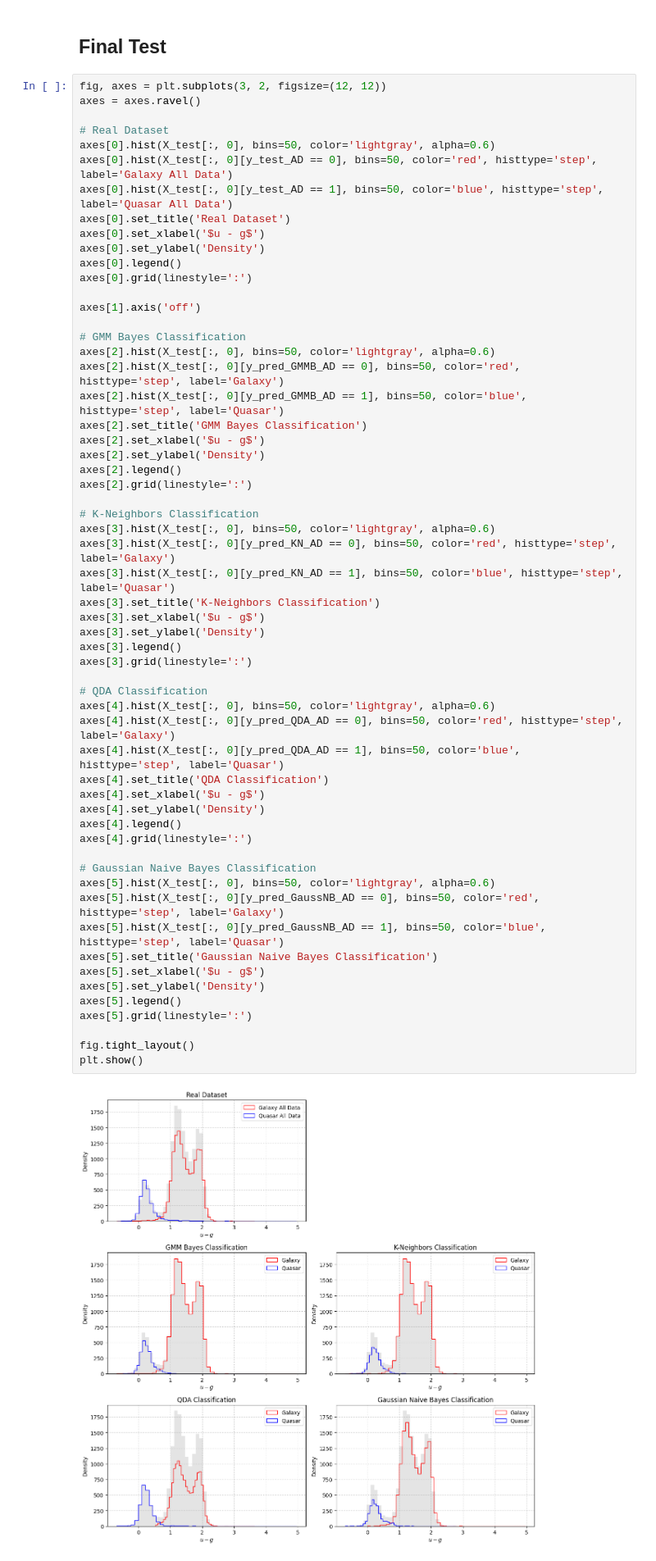
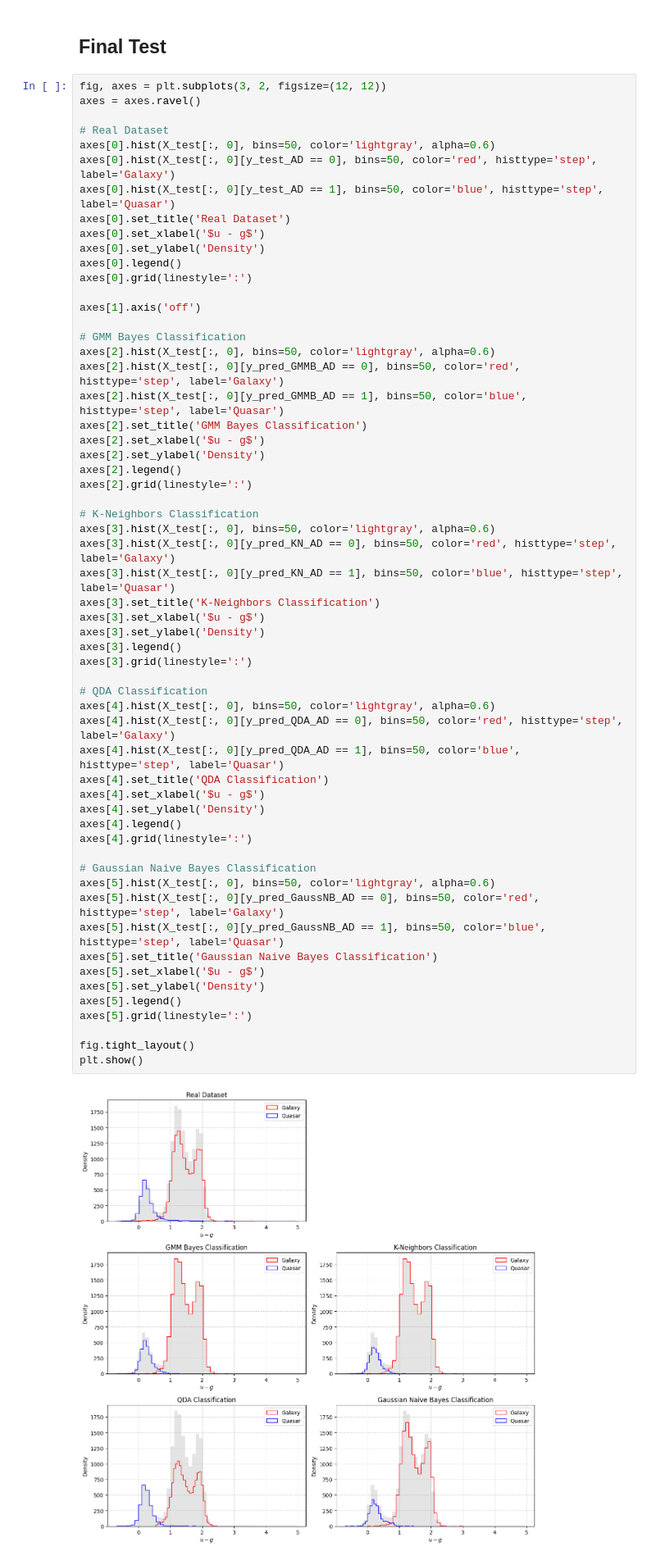
Before and after one commit to APozzi22/astrostatistics_bicocca_2025, a Jupyter notebook: working/E15_SDSS_Galaxies_vs_Quasars.ipynb, the cells around one changed output. Shown at 82% size. Drawn from its saved outputs; the diff is of its cells as text.

Commit message:
Update E15_SDSS_Galaxies_vs_Quasars.ipyn

```diff
--- a/working/E15_SDSS_Galaxies_vs_Quasars.ipynb
+++ b/working/E15_SDSS_Galaxies_vs_Quasars.ipynb
@@ -592,8 +592,8 @@ axes = axes.ravel()
 
 # Real Dataset
 axes[0].hist(X_test[:, 0], bins=50, color='lightgray', alpha=0.6)
-axes[0].hist(X_test[:, 0][y_test_AD == 0], bins=50, color='red', histtype='step', label='Galaxy All Data')
-axes[0].hist(X_test[:, 0][y_test_AD == 1], bins=50, color='blue', histtype='step', label='Quasar All Data')
+axes[0].hist(X_test[:, 0][y_test_AD == 0], bins=50, color='red', histtype='step', label='Galaxy')
+axes[0].hist(X_test[:, 0][y_test_AD == 1], bins=50, color='blue', histtype='step', label='Quasar')
 axes[0].set_title('Real Dataset')
 axes[0].set_xlabel('$u - g$')
 axes[0].set_ylabel('Density')
@@ -618,31 +618,31 @@ axes[3].hist(X_test[:, 0][y_pred_KN_AD == 0], bins=50, color='red', histtype='st
 axes[3].hist(X_test[:, 0][y_pred_KN_AD == 1], bins=50, color='blue', histtype='step', label='Quasar')
 axes[3].set_title('K-Neighbors Classification')
 axes[3].set_xlabel('$u - g$')
 axes[3].set_ylabel('Density')
 axes[3].legend()
 axes[3].grid(linestyle=':')
 
 # QDA Classification
 axes[4].hist(X_test[:, 0], bins=50, color='lightgray', alpha=0.6)
 axes[4].hist(X_test[:, 0][y_pred_QDA_AD == 0], bins=50, color='red', histtype='step', label='Galaxy')
 axes[4].hist(X_test[:, 0][y_pred_QDA_AD == 1], bins=50, color='blue', histtype='step', label='Quasar')
 axes[4].set_title('QDA Classification')
 axes[4].set_xlabel('$u - g$')
 axes[4].set_ylabel('Density')
 axes[4].legend()
 axes[4].grid(linestyle=':')
 
 # Gaussian Naive Bayes Classification
 axes[5].hist(X_test[:, 0], bins=50, color='lightgray', alpha=0.6)
 axes[5].hist(X_test[:, 0][y_pred_GaussNB_AD == 0], bins=50, color='red', histtype='step', label='Galaxy')
 axes[5].hist(X_test[:, 0][y_pred_GaussNB_AD == 1], bins=50, color='blue', histtype='step', label='Quasar')
 axes[5].set_title('Gaussian Naive Bayes Classification')
 axes[5].set_xlabel('$u - g$')
 axes[5].set_ylabel('Density')
 axes[5].legend()
 axes[5].grid(linestyle=':')
 
 fig.tight_layout()
 plt.show()
 # %% [output]
-[figure, old version]
+[figure, new version]
```
Also changed, not shown: parts of 13 cells of this notebook.
